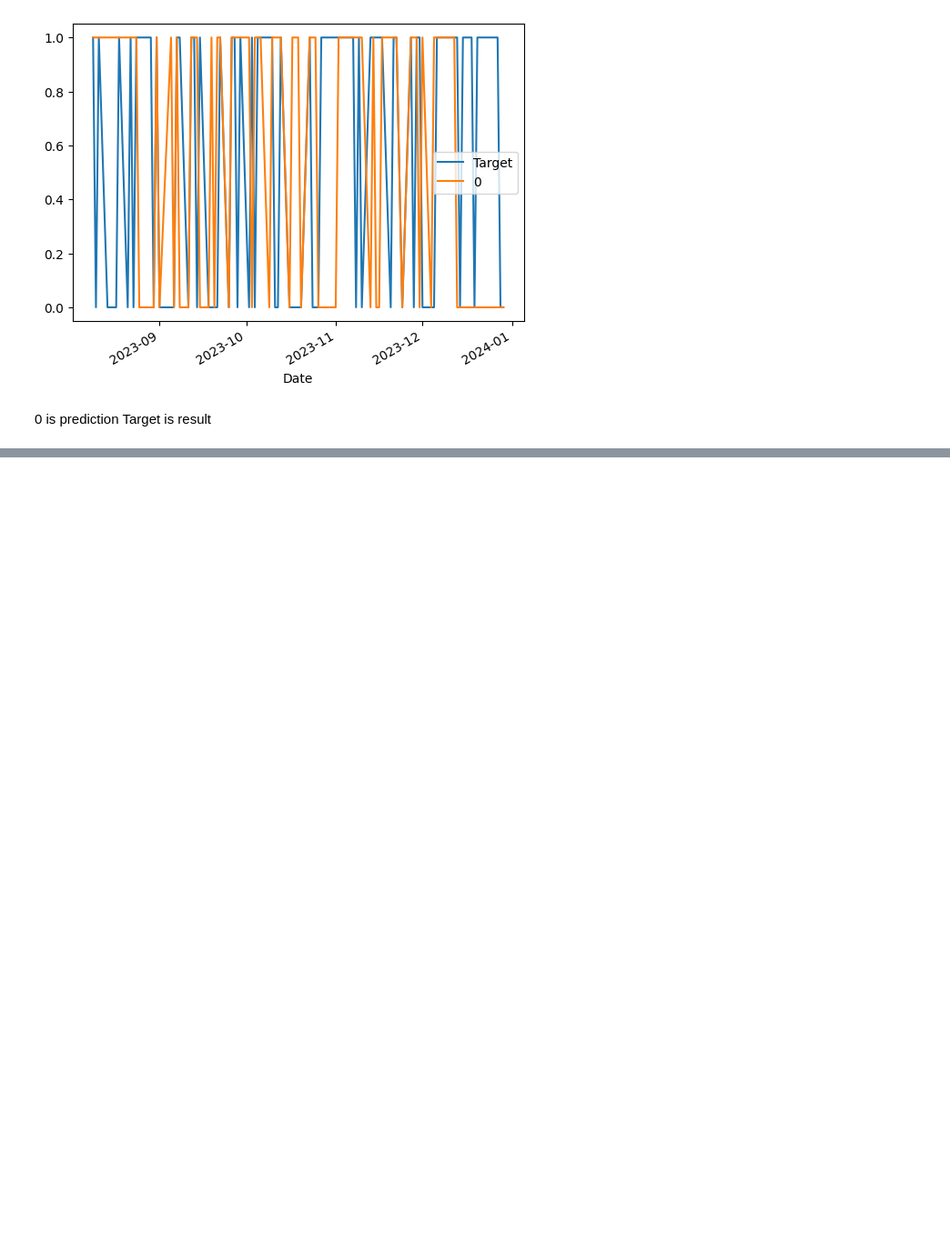
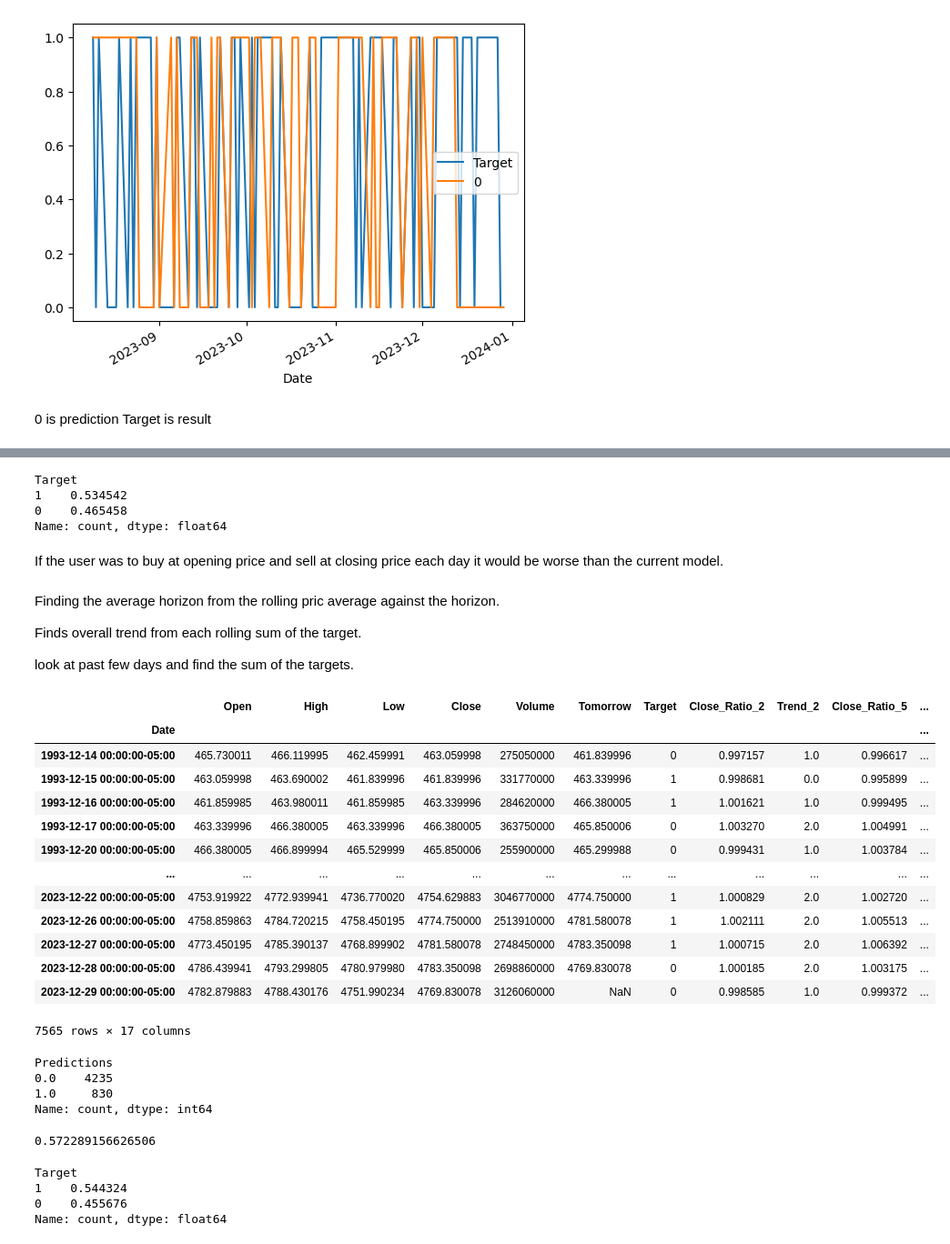
Before and after one commit to Leo-Nguyen-LM/market_predictor, a Jupyter notebook: S&P500.ipynb, the cells around one changed output, grey strips where cells are left out. Shown at 91% size. Cells and saved outputs as stored; diff of their text form; code cells hidden in the pictures; blank space fills up the shorter version.

Commit message:
Improved model and predictor

```diff
--- a/S&P500.ipynb
+++ b/S&P500.ipynb
@@ -124,0 +164,48 @@ Target is result
+# %%
+predictions["Target"].value_counts() / predictions.shape[0]
+# %% [output]
+Target
+1    0.534542
+0    0.465458
+Name: count, dtype: float64
+# %% [markdown]
+If the user was to buy at opening price and sell at closing price each day it would be worse than the current model.
+# %%
+horizons = [2,5,60,250,1000]
+new_predictors = []
+
+for horizon in horizons:
+    rolling_averages = sp500.rolling(horizon).mean()
+
+    ratio_column = f"Close_Ratio_{horizon}"
+    sp500[ratio_column] = sp500["Close"] / rolling_averages["Close"]
+
+    trend_column = f"Trend_{horizon}"
+    sp500[trend_column] = sp500.shift(1).rolling(horizon).sum()["Target"]
+
+    new_predictors+= [ratio_column, trend_column]
+# %% [markdown]
+Finding the average horizon from the rolling pric average against the horizon.
+
+Finds overall trend from each rolling sum of the target.
+
+look at past few days and find the sum of the targets.
+# %%
+sp500 = sp500.dropna(subset=sp500.columns[sp500.columns != "Tomorrow"])
+# %%
+sp500
+# %% [output]
+|  | Open | High | Low | Close | Volume | Tomorrow | Target | Close_Ratio_2 | Trend_2 | Close_Ratio_5 | ... |
+| Date |  |  |  |  |  |  |  |  |  |  | ... |
+| 1993-12-14 00:00:00-05:00 | 465.730011 | 466.119995 | 462.459991 | 463.059998 | 275050000 | 461.839996 | 0 | 0.997157 | 1.0 | 0.996617 | ... |
+| 1993-12-15 00:00:00-05:00 | 463.059998 | 463.690002 | 461.839996 | 461.839996 | 331770000 | 463.339996 | 1 | 0.998681 | 0.0 | 0.995899 | ... |
+| 1993-12-16 00:00:00-05:00 | 461.859985 | 463.980011 | 461.859985 | 463.339996 | 284620000 | 466.380005 | 1 | 1.001621 | 1.0 | 0.999495 | ... |
+| 1993-12-17 00:00:00-05:00 | 463.339996 | 466.380005 | 463.339996 | 466.380005 | 363750000 | 465.850006 | 0 | 1.003270 | 2.0 | 1.004991 | ... |
+| 1993-12-20 00:00:00-05:00 | 466.380005 | 466.899994 | 465.529999 | 465.850006 | 255900000 | 465.299988 | 0 | 0.999431 | 1.0 | 1.003784 | ... |
+| ... | ... | ... | ... | ... | ... | ... | ... | ... | ... | ... | ... |
+| 2023-12-22 00:00:00-05:00 | 4753.919922 | 4772.939941 | 4736.770020 | 4754.629883 | 3046770000 | 4774.750000 | 1 | 1.000829 | 2.0 | 1.002720 | ... |
+| 2023-12-26 00:00:00-05:00 | 4758.859863 | 4784.720215 | 4758.450195 | 4774.750000 | 2513910000 | 4781.580078 | 1 | 1.002111 | 2.0 | 1.005513 | ... |
+| 2023-12-27 00:00:00-05:00 | 4773.450195 | 4785.390137 | 4768.899902 | 4781.580078 | 2748450000 | 4783.350098 | 1 | 1.000715 | 2.0 | 1.006392 | ... |
+| 2023-12-28 00:00:00-05:00 | 4786.439941 | 4793.299805 | 4780.979980 | 4783.350098 | 2698860000 | 4769.830078 | 0 | 1.000185 | 2.0 | 1.003175 | ... |
+| 2023-12-29 00:00:00-05:00 | 4782.879883 | 4788.430176 | 4751.990234 | 4769.830078 | 3126060000 | NaN | 0 | 0.998585 | 1.0 | 0.999372 | ... |
+7565 rows × 17 columns
@@ -124,0 +226,18 @@ Target is result
+# %%
+predictions["Predictions"].value_counts()
+# %% [output]
+Predictions
+0.0    4235
+1.0     830
+Name: count, dtype: int64
+# %%
+precision_score(predictions["Target"], predictions["Predictions"])
+# %% [output]
+0.572289156626506
+# %%
+predictions["Target"].value_counts() / predictions.shape[0]
+# %% [output]
+Target
+1    0.544324
+0    0.455676
+Name: count, dtype: float64
```
Also changed, not shown: parts of 13 cells of this notebook.
